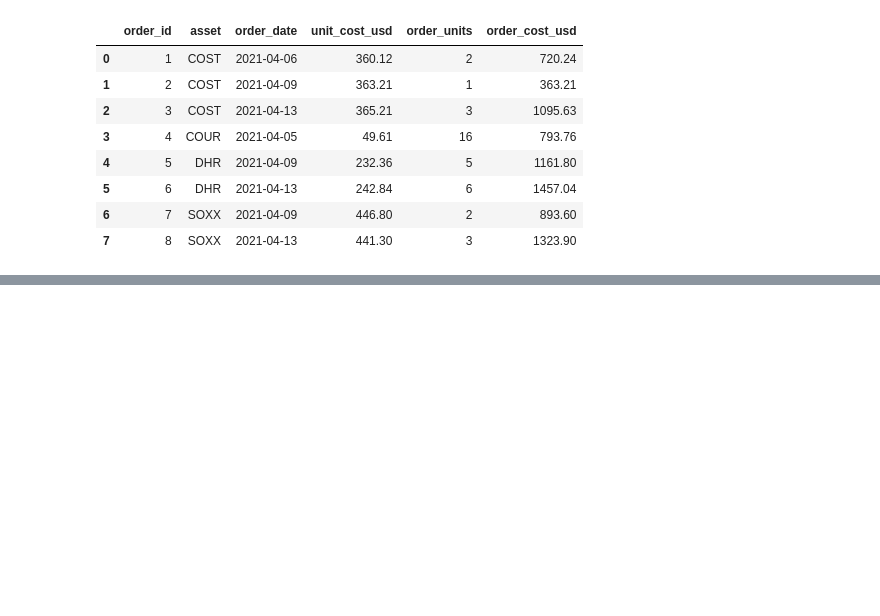
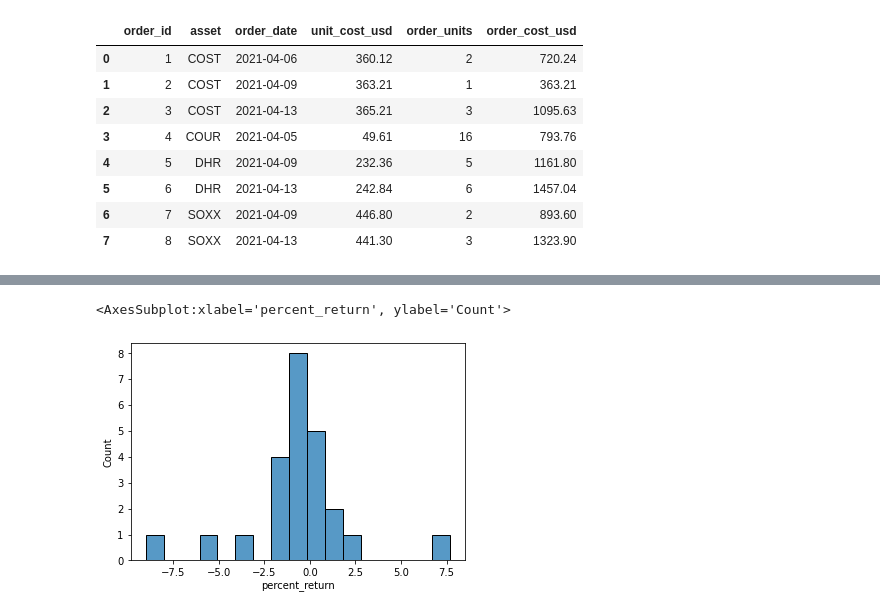
Before and after one commit to calvdee/financial-portfolio-explorer, a Jupyter notebook: returns_calculator/02-calculator-prototype.ipynb, the cells around one changed output, grey strips where cells are left out. Cells and saved outputs as stored; diff of their text form; code cells hidden in the pictures; blank space fills up the shorter version.

```diff
--- a/returns_calculator/02-calculator-prototype.ipynb
+++ b/returns_calculator/02-calculator-prototype.ipynb
@@ -176,0 +178,5 @@ plt.axhline(0, color = 'red')
+# %%
+sns.histplot(portfolio_return_series.pct_change())
+# %% [output]
+<AxesSubplot:xlabel='percent_return', ylabel='Count'>
+[figure, added]
```
Also changed, not shown: parts of 7 cells of this notebook, 3 other files.
